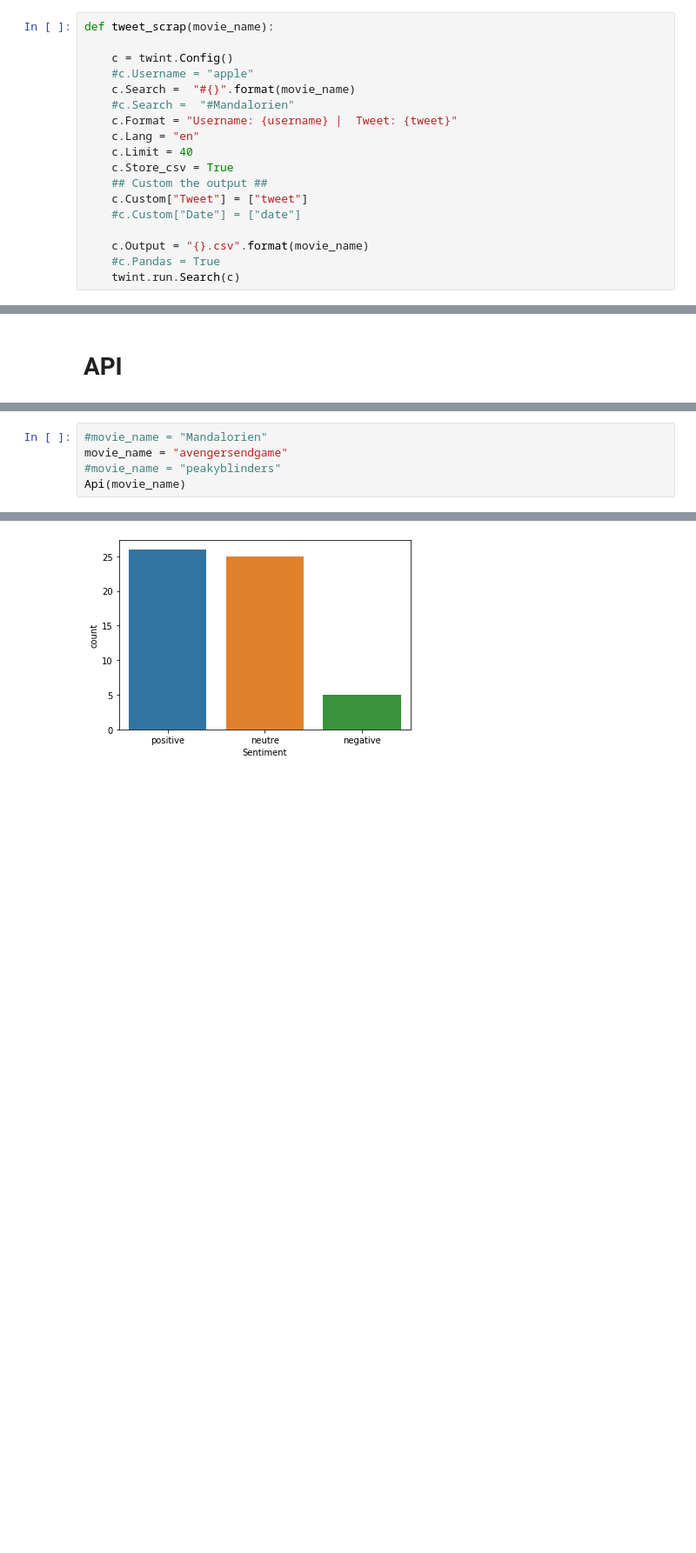
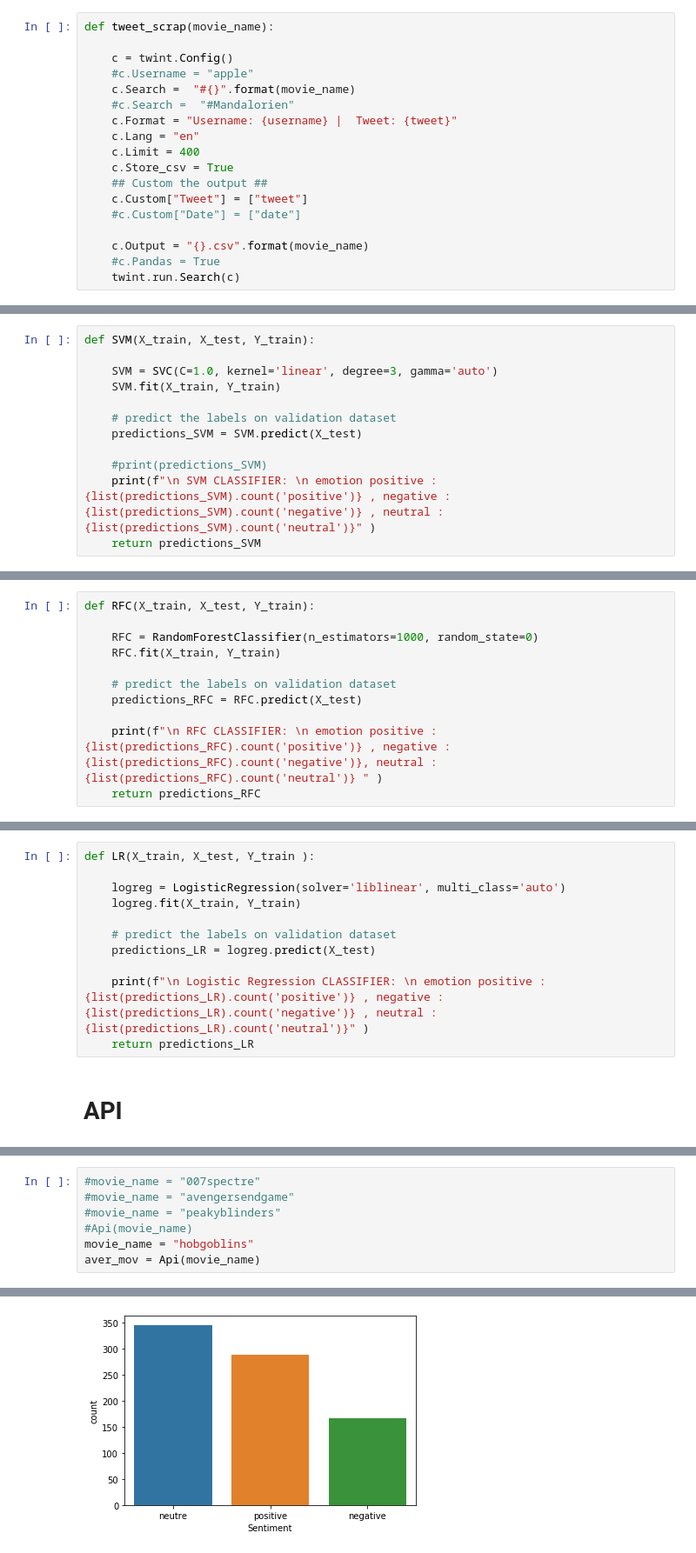
Before and after one commit to MJ57/SDMA, a Jupyter notebook: Thibaud/scrapping_tweet.ipynb, the cells around one changed output, grey strips where cells are left out. Shown at 87% size. Cells and saved outputs as stored; diff of their text form; blank space fills up the shorter version.

```diff
--- a/Thibaud/scrapping_tweet.ipynb
+++ b/Thibaud/scrapping_tweet.ipynb
@@ -35,7 +52,7 @@ def tweet_scrap(movie_name):
     #c.Search =  "#Mandalorien"
     c.Format = "Username: {username} |  Tweet: {tweet}"
     c.Lang = "en"
-    c.Limit = 40
+    c.Limit = 400
     c.Store_csv = True
     ## Custom the output ##
     c.Custom["Tweet"] = ["tweet"]
@@ -142,0 +172,12 @@ def Senti_Blob(df_tweet_clean):
+# %%
+def SVM(X_train, X_test, Y_train):
+
+    SVM = SVC(C=1.0, kernel='linear', degree=3, gamma='auto')
+    SVM.fit(X_train, Y_train)
+
+    # predict the labels on validation dataset
+    predictions_SVM = SVM.predict(X_test)
+
+    #print(predictions_SVM)
+    print(f"\n SVM CLASSIFIER: \n emotion positive : {list(predictions_SVM).count('positive')} , negative : {list(predictions_SVM).count('negative')} , neutral : {list(predictions_SVM).count('neutral')}" )
+    return predictions_SVM
@@ -142,0 +186,11 @@ def Senti_Blob(df_tweet_clean):
+# %%
+def RFC(X_train, X_test, Y_train):
+
+    RFC = RandomForestClassifier(n_estimators=1000, random_state=0)
+    RFC.fit(X_train, Y_train)
+
+    # predict the labels on validation dataset
+    predictions_RFC = RFC.predict(X_test)
+
+    print(f"\n RFC CLASSIFIER: \n emotion positive : {list(predictions_RFC).count('positive')} , negative : {list(predictions_RFC).count('negative')}, neutral : {list(predictions_RFC).count('neutral')} " )
+    return predictions_RFC
@@ -143,3 +199,14 @@ def Senti_Blob(df_tweet_clean):
+# %%
+def LR(X_train, X_test, Y_train ):
+
+    logreg = LogisticRegression(solver='liblinear', multi_class='auto')
+    logreg.fit(X_train, Y_train)
+
+    # predict the labels on validation dataset
+    predictions_LR = logreg.predict(X_test)
+
+    print(f"\n Logistic Regression CLASSIFIER: \n emotion positive : {list(predictions_LR).count('positive')} , negative : {list(predictions_LR).count('negative')} , neutral : {list(predictions_LR).count('neutral')}" )
+    return predictions_LR
 # %% [markdown]
 # API
 # %%
@@ -174,8 +395,10 @@ def Api(movie_name):
 # %%
-#movie_name = "Mandalorien"
-movie_name = "avengersendgame"
+#movie_name = "007spectre"
+#movie_name = "avengersendgame"
 #movie_name = "peakyblinders"
-Api(movie_name)
+#Api(movie_name)
+movie_name = "hobgoblins"
+aver_mov = Api(movie_name)
 # %% [output]
 CRITICAL:root:twint.run:Twint:Feed:noDataExpecting value: line 1 column 1 (char 0)
 CRITICAL:root:twint.run:Twint:Feed:noDataExpecting value: line 1 column 1 (char 0)
@@ -204 +442 @@ Username: MajorIssuesCBC |  Tweet: Lord just take me now...  #IronMan #TonyStark
-[figure, old version]
+[figure, new version]
```
Also changed, not shown: parts of 13 cells of this notebook.
